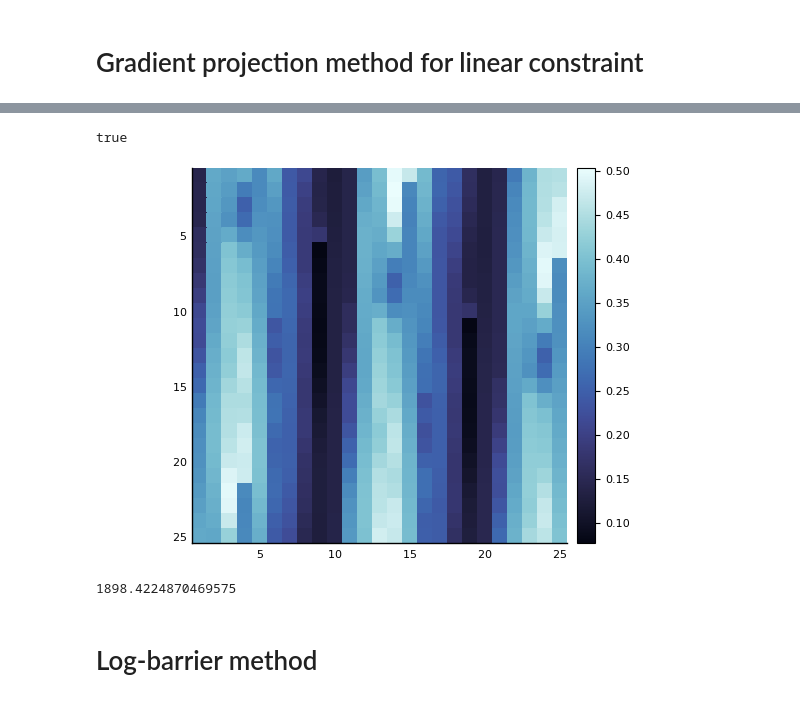
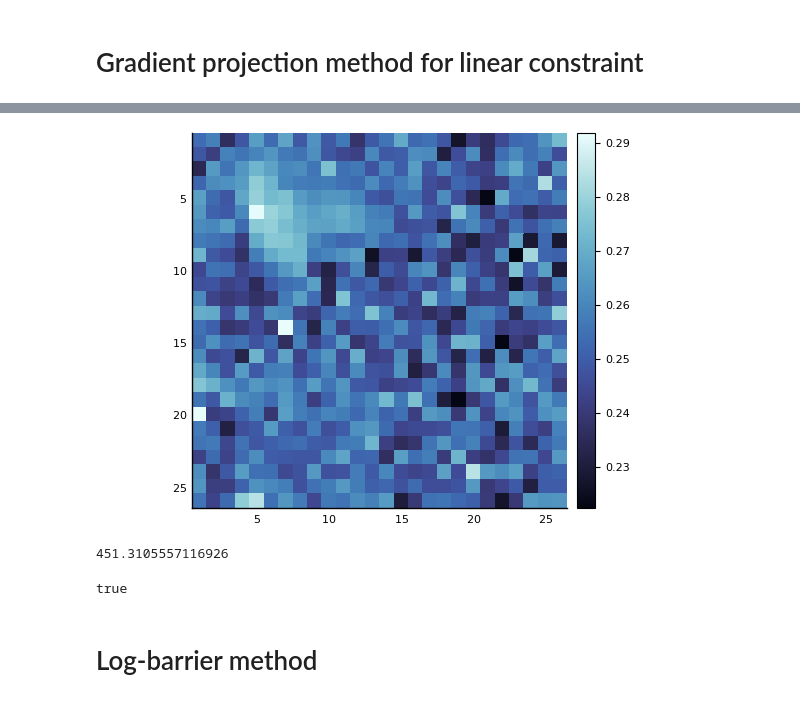
Before and after one commit to robincourant/parallel_optimization, a Jupyter notebook: parallel_optimization.ipynb, the cells around one changed output, grey strips where cells are left out. Drawn from its saved outputs; the diff is of its cells as text; code cells hidden in the pictures.

```diff
--- a/parallel_optimization.ipynb
+++ b/parallel_optimization.ipynb
@@ -113,16 +108,15 @@ B=projected_gradient_antoine(X,S)
+# %%
+pg_12c_plot = heatmap(new_X_2c[:, :, 150], aspect_ratio=1, yflip = true, c=:ice)
+# %% [output]
+[figure, added]
+# %%
+get_distance(X, new_X_2c)
+# %% [output]
+451.3105557116926
 # %%
 is_feasible(B[:,450])
 # %% [output]
 true
-# %%
-estimated_image = reshape(S * B, 25, 25, 255)
-p4= heatmap(estimated_image[:, :, 150],aspect_ratio=1, yflip = true,c=:ice)
-# %% [output]
-[figure, removed]
-# %%
-cost(X,S,B)
-# %% [output]
-1898.4224870469575
 # %% [markdown]
 # Log-barrier method
 # %%
```
Also changed, not shown: parts of 12 cells of this notebook, 3 other files.
